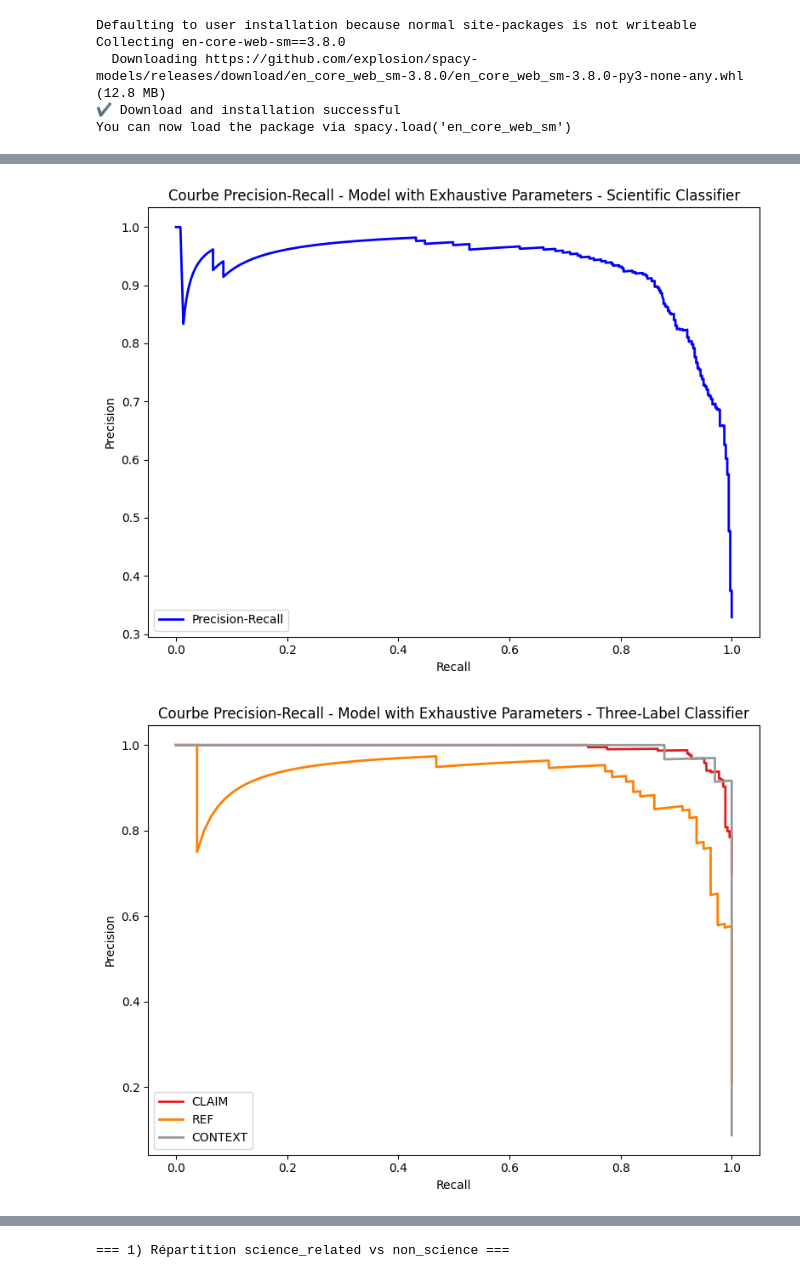
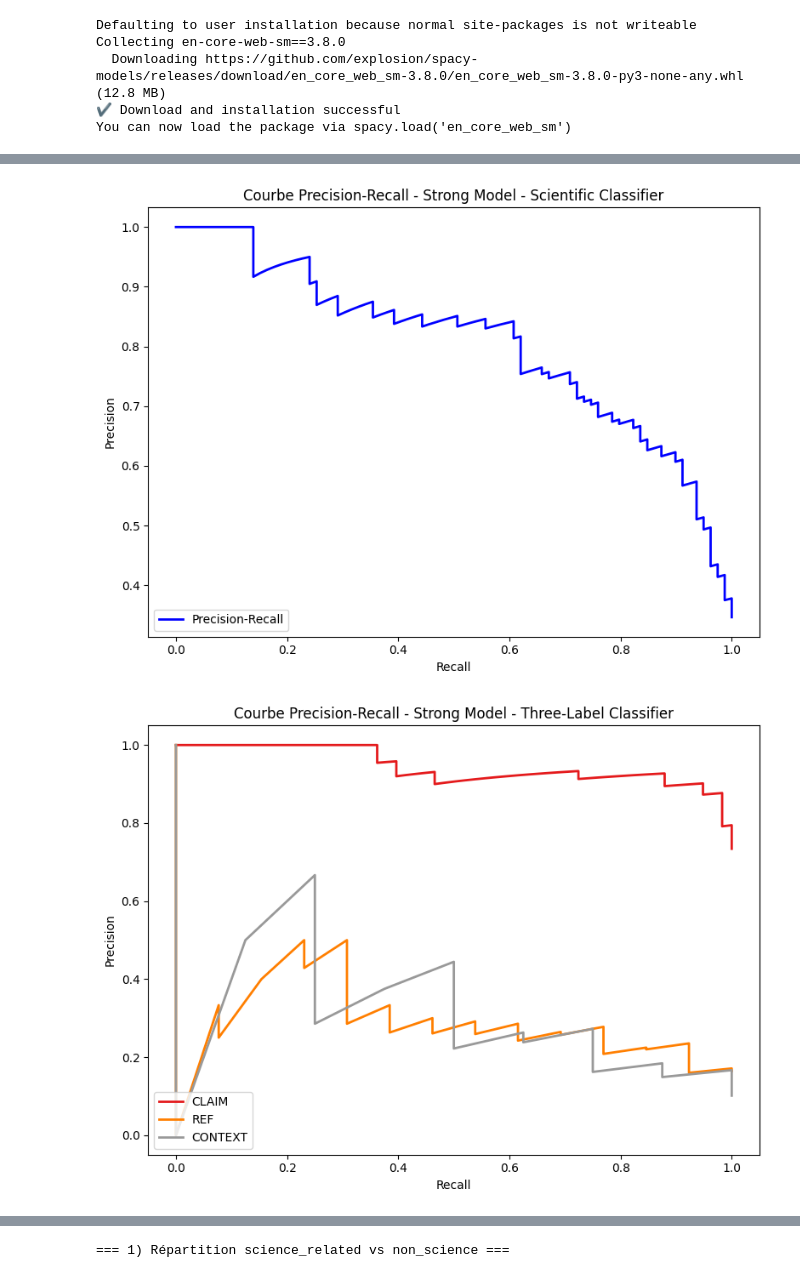
Before and after one commit to Wakeless-Ry/MachineLearning, a Jupyter notebook: Projet_Machine_Learning_Stats.ipynb, the cells around one changed output, grey strips where cells are left out. Cells and saved outputs as stored; diff of their text form; code cells hidden in the pictures.

```diff
--- a/Projet_Machine_Learning_Stats.ipynb
+++ b/Projet_Machine_Learning_Stats.ipynb
@@ -195,7 +195,7 @@ all_models = []
 
 main_folder = "best_models"
 
-subfolders = ["models_with_exhaustiv_params", "strong_models"]
+subfolders = ["strong_models_new"]
 
 for folder in subfolders:
     for file in os.listdir(main_folder + "/" + folder):
@@ -220,7 +217,8 @@ def make_3class_label(row):
 
 # Charger les données
 df=pd.read_csv('scitweets_export.tsv',sep='\t')
-sample = df
+sample = df.tail(len(df.index) - 912)
+print(len(sample.index))
 
 print("Données chargées")
 
@@ -234,7 +232,7 @@ for model_path in all_models:
     # Préparer les données de test pour les statistiques
     dftest = sample
 
-    if "strong_models" in model_path:
+    if "strong_models_new" in model_path:
         name = "Strong Model"
     elif "models_with_exhaustiv_params" in model_path:
         name = "Model with Exhaustive Parameters"
@@ -291,7 +284,7 @@ Modèle best_models/strong_models/BestTwoClass_BestVectoParamSVC.pkl chargé
 for i, model_path in enumerate(all_models):
     dftest = sample
 
-    if "strong_models" in model_path:
+    if "strong_models_new" in model_path:
         name = "Strong Model"
     elif "models_with_exhaustiv_params" in model_path:
         name = "Model with Exhaustive Parameters"
@@ -363,7 +344,7 @@ y_probs = []
 for i, model_path in enumerate(all_models):
     dftest = sample
 
-    if "strong_models" in model_path:
+    if "strong_models_new" in model_path:
         name = "Strong Model"
     elif "models_with_exhaustiv_params" in model_path:
         name = "Model with Exhaustive Parameters"
@@ -445,7 +423,7 @@ from sklearn.preprocessing import label_binarize
 for i, model_path in enumerate(all_models):
     dftest = sample
 
-    if "strong_models" in model_path:
+    if "strong_models_new" in model_path:
         name = "Strong Model"
     elif "models_with_exhaustiv_params" in model_path:
         name = "Model with Exhaustive Parameters"
@@ -478,32 +456,32 @@ for i, model_path in enumerate(all_models):
     y_prob = y_probs[i]
 
     plt.figure(figsize=(8, 6))
 
     if is_multiclass:
         # One-vs-Rest : une courbe par classe
         class_order = pipe.classes_
         y_test_bin = label_binarize(y_test, classes=class_order)
         colors = plt.cm.Set1(np.linspace(0, 1, len(class_order)))
 
         for class_idx, class_label in enumerate(class_labels):
             precision, recall, _ = precision_recall_curve(y_test_bin[:, class_idx], y_prob[:, class_idx])
             plt.plot(
                 recall,
                 precision,
                 color=colors[class_idx],
                 label=f"{class_label}",
                 linewidth=2,
             )
     else:
         precision, recall, _ = precision_recall_curve(y_test, y_prob[:, 1])
         plt.plot(recall, precision, color="blue", label="Precision-Recall", linewidth=2)
 
     plt.xlabel("Recall")
     plt.ylabel("Precision")
     plt.title(f"Courbe Precision-Recall - {name}")
     plt.legend(loc="lower left")
     plt.tight_layout()
     plt.show()
 # %% [output]
-[figure, old version]
+[figure, new version]
-[figure, old version]
+[figure, new version]
```
Also changed, not shown: parts of 5 cells of this notebook.
